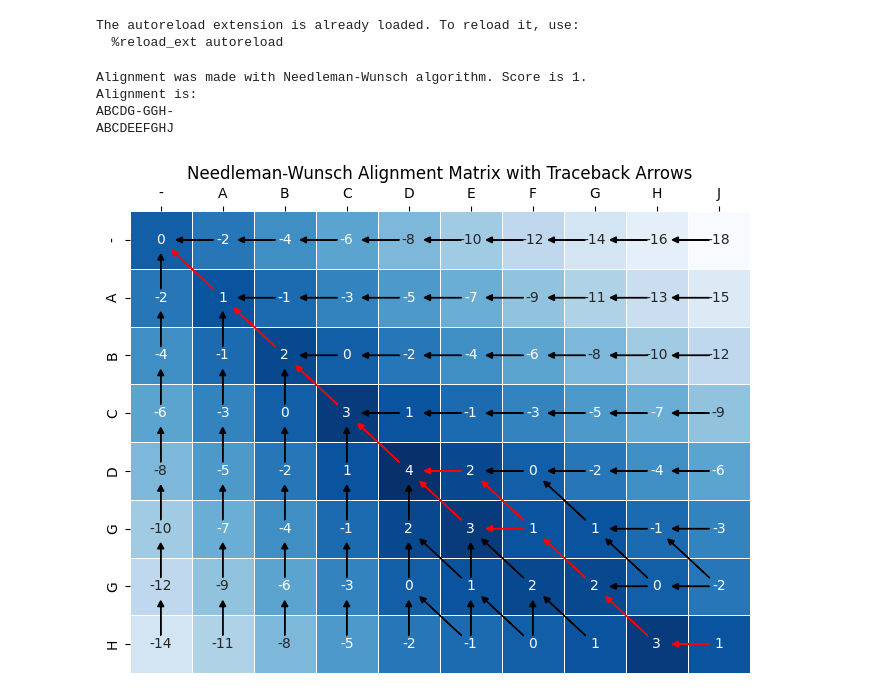
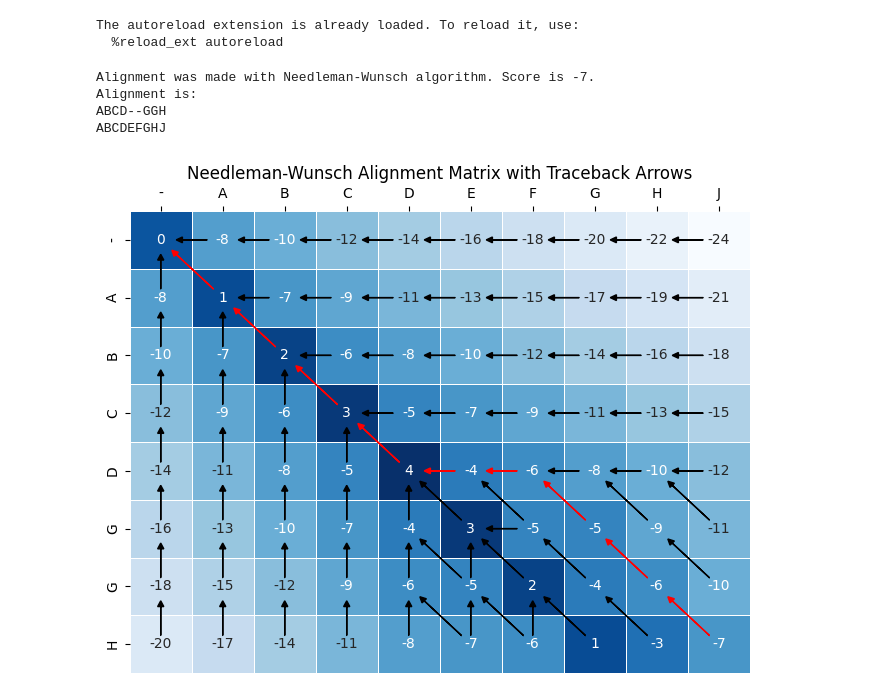
Before and after one commit to akochergina/protein-alignments, a Jupyter notebook: notebooks/needleman_wunsch_dev.ipynb, the cells around one changed output. Saved outputs shown, nothing was run; the diff lists cells and outputs as text; code cells hidden in the pictures.

Commit message:
extension of needleman wunsch alg with different cost of gap opening and gap extension

```diff
--- a/notebooks/needleman_wunsch_dev.ipynb
+++ b/notebooks/needleman_wunsch_dev.ipynb
@@ -18,14 +18,15 @@ from modules.needleman_wunsch import needleman_wunsch as nw
 # %%
 seq1='ABCDGGH'
 seq2='ABCDEFGHJ'
 identity_score=1
 substitution_score=-1
-gap_score=-2
+gap_opening_score=-8
+gap_extension_score = -2
 
-score, alignment1, alignment2 = nw(seq1, seq2, identity_score, substitution_score, gap_score)
+score, alignment1, alignment2 = nw(seq1, seq2, identity_score, substitution_score, gap_opening_score, gap_extension_score)
 # %% [output]
-Alignment was made with Needleman-Wunsch algorithm. Score is 1.
+Alignment was made with Needleman-Wunsch algorithm. Score is -7.
 Alignment is:
-ABCDG-GGH-
-ABCDEEFGHJ
+ABCD--GGH
+ABCDEFGHJ
-[figure, old version]
+[figure, new version]
```
Also changed, not shown: 1 other file.
